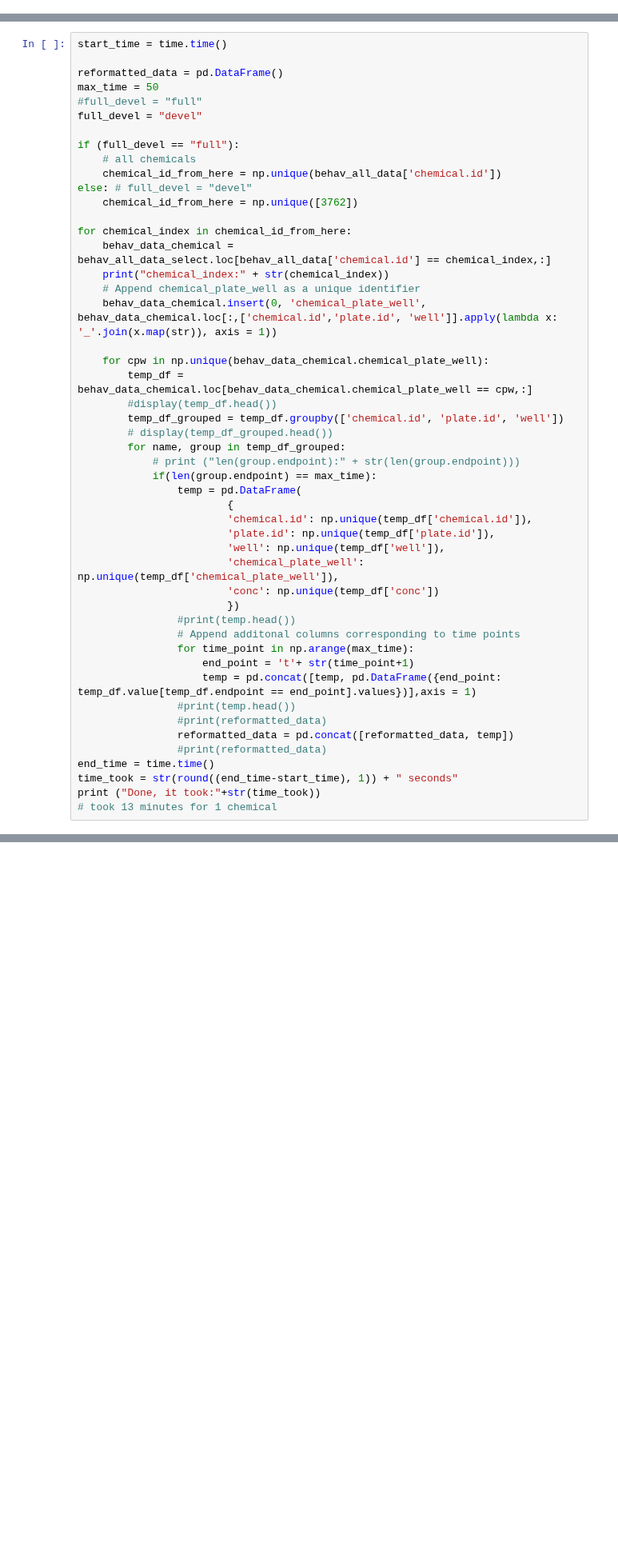
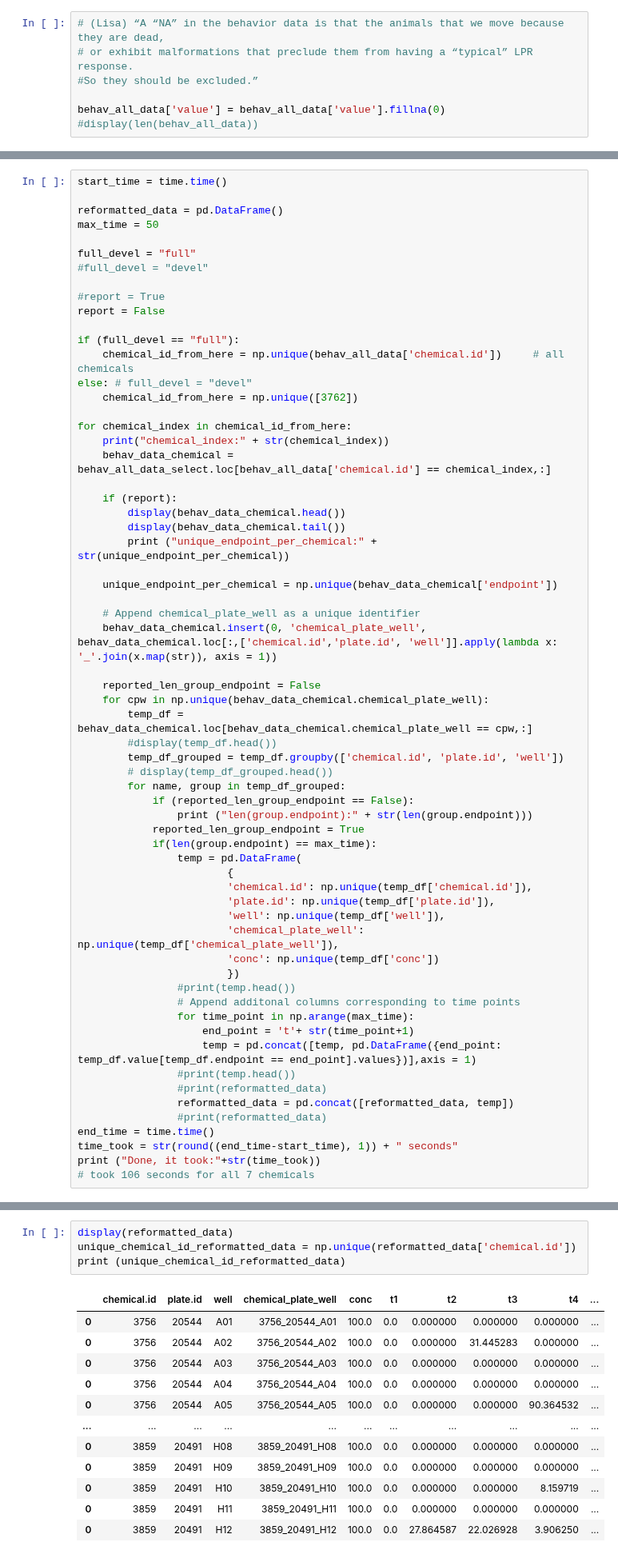
Before and after one commit to PNNL-CompBio/srpAnalytics, a Jupyter notebook: analysis/latest/1_reformat/7_PAH/behavior/tall2wide_7_PAH_EPR.ipynb, the cells around one changed output, grey strips where cells are left out. Shown at 80% size. Cells and saved outputs as stored; diff of their text form; blank space fills up the shorter version.

```diff
--- a/analysis/latest/1_reformat/7_PAH/behavior/tall2wide_7_PAH_EPR.ipynb
+++ b/analysis/latest/1_reformat/7_PAH/behavior/tall2wide_7_PAH_EPR.ipynb
@@ -20,5 +20,12 @@ behav_all_data.head()
 | 2 | 3762 | C20062 | 0.0 | 21269 | H03 | t1 | 0.0 |
 | 3 | 3762 | C20062 | 0.0 | 21269 | H04 | t1 | 0.0 |
 | 4 | 3762 | C20062 | 0.0 | 21269 | H05 | t1 | 0.0 |
+# %%
+# (Lisa) “A “NA” in the behavior data is that the animals that we move because they are dead,
+# or exhibit malformations that preclude them from having a “typical” LPR response.
+#So they should be excluded.”
+
+behav_all_data['value'] = behav_all_data['value'].fillna(0)
+#display(len(behav_all_data))
 # %%
 behav_all_data = behav_all_data.dropna()
@@ -54,28 +66,42 @@ start_time = time.time()
 
 reformatted_data = pd.DataFrame()
 max_time = 50
-#full_devel = "full"
-full_devel = "devel"
+
+full_devel = "full"
+#full_devel = "devel"
+
+#report = True
+report = False
 
 if (full_devel == "full"):
-    # all chemicals
-    chemical_id_from_here = np.unique(behav_all_data['chemical.id'])
+    chemical_id_from_here = np.unique(behav_all_data['chemical.id'])     # all chemicals
 else: # full_devel = "devel"
     chemical_id_from_here = np.unique([3762])
 
 for chemical_index in chemical_id_from_here:
+    print("chemical_index:" + str(chemical_index))
     behav_data_chemical = behav_all_data_select.loc[behav_all_data['chemical.id'] == chemical_index,:]
-    print("chemical_index:" + str(chemical_index))
+
+    if (report):
+        display(behav_data_chemical.head())
+        display(behav_data_chemical.tail())
+        print ("unique_endpoint_per_chemical:" + str(unique_endpoint_per_chemical))
+
+    unique_endpoint_per_chemical = np.unique(behav_data_chemical['endpoint'])
+
     # Append chemical_plate_well as a unique identifier
     behav_data_chemical.insert(0, 'chemical_plate_well', behav_data_chemical.loc[:,['chemical.id','plate.id', 'well']].apply(lambda x: '_'.join(x.map(str)), axis = 1))
 
+    reported_len_group_endpoint = False
     for cpw in np.unique(behav_data_chemical.chemical_plate_well):
         temp_df = behav_data_chemical.loc[behav_data_chemical.chemical_plate_well == cpw,:]
         #display(temp_df.head())
         temp_df_grouped = temp_df.groupby(['chemical.id', 'plate.id', 'well'])
         # display(temp_df_grouped.head())
         for name, group in temp_df_grouped:
-            # print ("len(group.endpoint):" + str(len(group.endpoint)))
+            if (reported_len_group_endpoint == False):
+                print ("len(group.endpoint):" + str(len(group.endpoint)))
+            reported_len_group_endpoint = True
             if(len(group.endpoint) == max_time):
                 temp = pd.DataFrame(
                         {
@@ -97,5 +123,5 @@ for chemical_index in chemical_id_from_here:
 end_time = time.time()
 time_took = str(round((end_time-start_time), 1)) + " seconds"
 print ("Done, it took:"+str(time_took))
-# took 13 minutes for 1 chemical
+# took 106 seconds for all 7 chemicals
 # %% [output]
@@ -119,0 +199,17 @@ display(reformatted_data)
+# %%
+display(reformatted_data)
+unique_chemical_id_reformatted_data = np.unique(reformatted_data['chemical.id'])
+print (unique_chemical_id_reformatted_data)
+# %% [output]
+|  | chemical.id | plate.id | well | chemical_plate_well | conc | t1 | t2 | t3 | t4 | ... |
+| 0 | 3756 | 20544 | A01 | 3756_20544_A01 | 100.0 | 0.0 | 0.000000 | 0.000000 | 0.000000 | ... |
+| 0 | 3756 | 20544 | A02 | 3756_20544_A02 | 100.0 | 0.0 | 0.000000 | 31.445283 | 0.000000 | ... |
+| 0 | 3756 | 20544 | A03 | 3756_20544_A03 | 100.0 | 0.0 | 0.000000 | 0.000000 | 0.000000 | ... |
+| 0 | 3756 | 20544 | A04 | 3756_20544_A04 | 100.0 | 0.0 | 0.000000 | 0.000000 | 0.000000 | ... |
+| 0 | 3756 | 20544 | A05 | 3756_20544_A05 | 100.0 | 0.0 | 0.000000 | 0.000000 | 90.364532 | ... |
+| ... | ... | ... | ... | ... | ... | ... | ... | ... | ... | ... |
+| 0 | 3859 | 20491 | H08 | 3859_20491_H08 | 100.0 | 0.0 | 0.000000 | 0.000000 | 0.000000 | ... |
+| 0 | 3859 | 20491 | H09 | 3859_20491_H09 | 100.0 | 0.0 | 0.000000 | 0.000000 | 0.000000 | ... |
+| 0 | 3859 | 20491 | H10 | 3859_20491_H10 | 100.0 | 0.0 | 0.000000 | 0.000000 | 8.159719 | ... |
+| 0 | 3859 | 20491 | H11 | 3859_20491_H11 | 100.0 | 0.0 | 0.000000 | 0.000000 | 0.000000 | ... |
+| 0 | 3859 | 20491 | H12 | 3859_20491_H12 | 100.0 | 0.0 | 27.864587 | 22.026928 | 3.906250 | ... |
```
Also changed, not shown: parts of 5 cells of this notebook, 6 other files.
